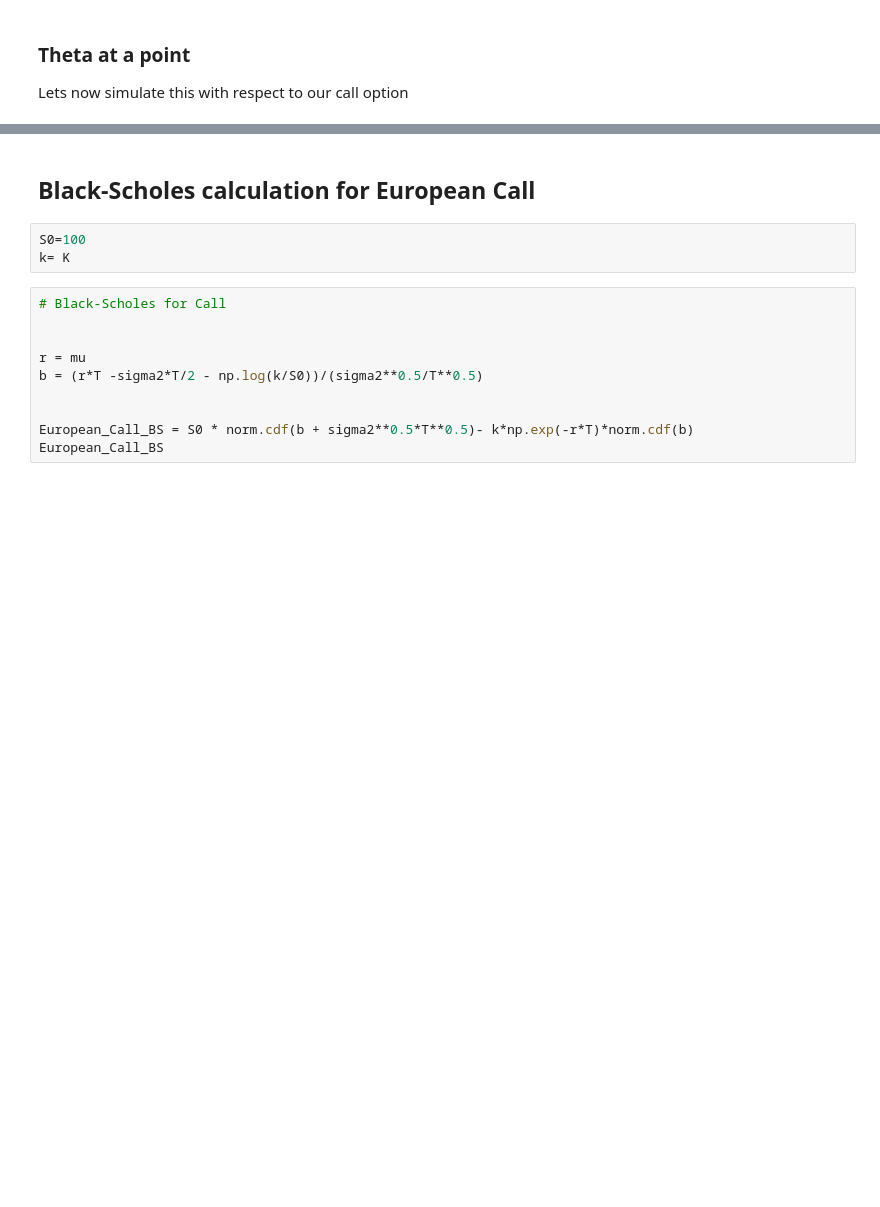
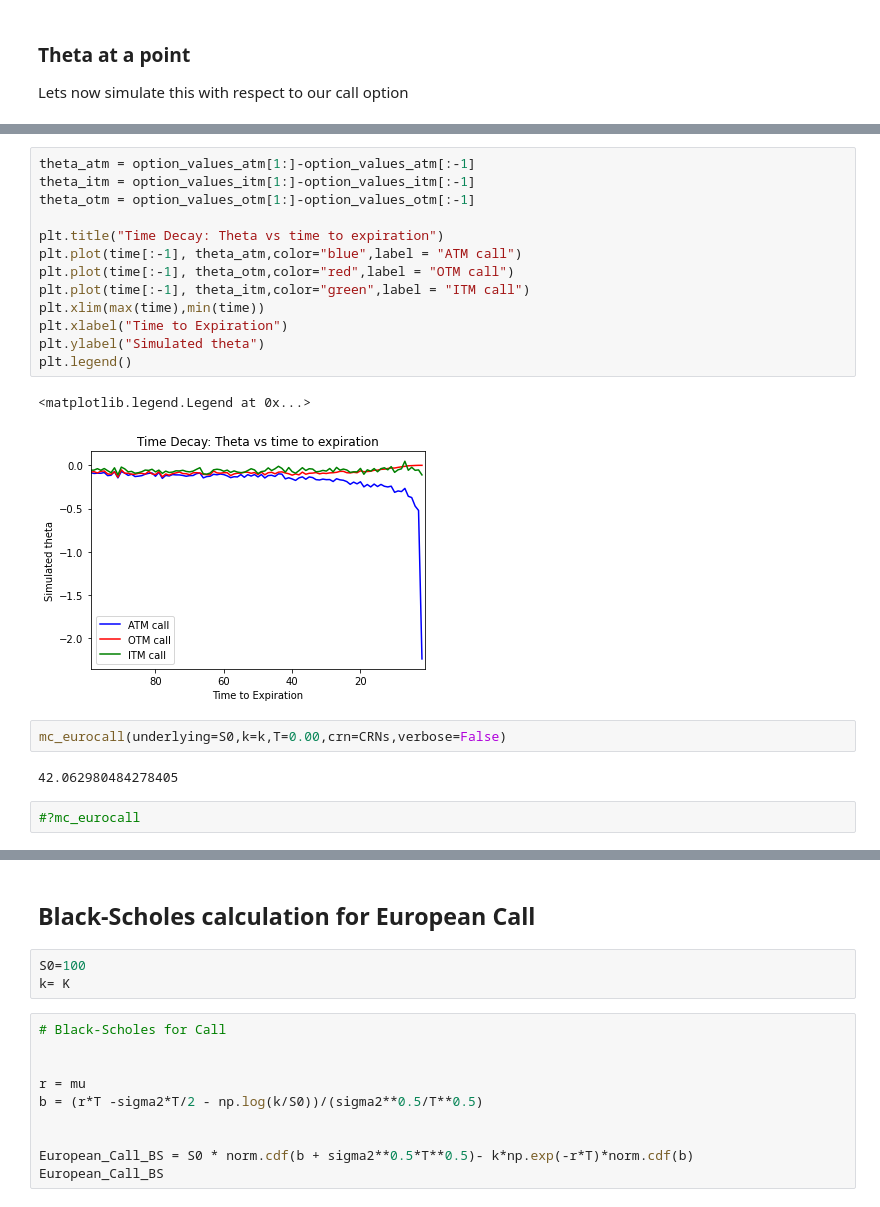
Before and after one commit to mrodek/ISYE6644-GRP236-OptionPricing, a Jupyter notebook: OptionsPricingSimulation.ipynb, the cells around one changed output, grey strips where cells are left out. Saved outputs shown, nothing was run; the diff lists cells and outputs as text; blank space fills up the shorter version.

```diff
--- a/OptionsPricingSimulation.ipynb
+++ b/OptionsPricingSimulation.ipynb
@@ -394,0 +439,22 @@ plt.plot(thetas[::-1])
+# %%
+theta_atm = option_values_atm[1:]-option_values_atm[:-1]
+theta_itm = option_values_itm[1:]-option_values_itm[:-1]
+theta_otm = option_values_otm[1:]-option_values_otm[:-1]
+
+plt.title("Time Decay: Theta vs time to expiration")
+plt.plot(time[:-1], theta_atm,color="blue",label = "ATM call")
+plt.plot(time[:-1], theta_otm,color="red",label = "OTM call")
+plt.plot(time[:-1], theta_itm,color="green",label = "ITM call")
+plt.xlim(max(time),min(time))
+plt.xlabel("Time to Expiration")
+plt.ylabel("Simulated theta")
+plt.legend()
+# %% [output]
+<matplotlib.legend.Legend at 0x...>
+[figure, added]
+# %%
+mc_eurocall(underlying=S0,k=k,T=0.00,crn=CRNs,verbose=False)
+# %% [output]
+42.062980484278405
+# %%
+#?mc_eurocall
```
Also changed, not shown: parts of 28 cells of this notebook.
